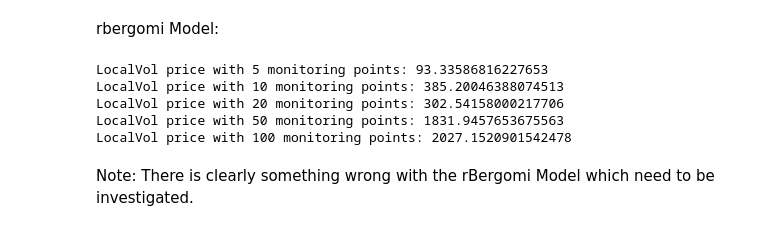
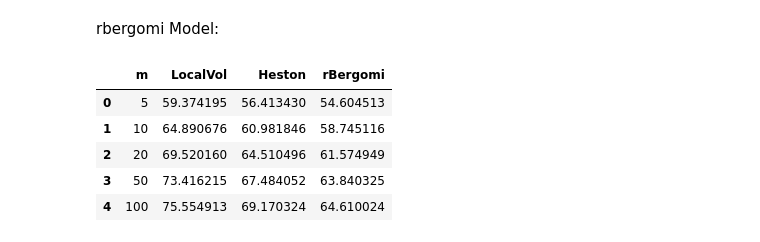
Before and after one commit to qatwalk/eq, a Jupyter notebook: 04b_Lookbacks_Model_Prices.ipynb, the cells around one changed output. Cells and saved outputs as stored; diff of their text form; code cells hidden in the pictures.

```diff
--- a/04b_Lookbacks_Model_Prices.ipynb
+++ b/04b_Lookbacks_Model_Prices.ipynb
@@ -123,0 +107,9 @@ LocalVol price with 100 monitoring points: 69.35216493175507
+# %%
+model = HestonMCModel()
+
+prices = []
+for timetable in timetables:
+    price, _ = model.price(timetable, heston_data())
+    prices.append(price)
+df["Heston"] = prices
+df
@@ -124,30 +123,21 @@ LocalVol price with 100 monitoring points: 69.35216493175507
 # %% [markdown]
 rbergomi Model:
-# %%
-ticker = "SPX"
-start_date = prc_dt
-T = 0.5
-
-# List of various monitoring points to analyze
-monitoring_points_list = [5, 10, 20, 50, 100]
-model = rBergomiMCModel()
-rb_data = rbergomi_data()
-rb_data["MC"]["PATHS"] = 20_000  # very slow with 100_000, 1/250
-rb_data["MC"]["TIMESTEP"] = 1 / 100
-# Dictionary to store prices for different monitoring points
-prices = {}
-
-# Calculate prices for different numbers of monitoring points
-for num_points in monitoring_points_list:
-    timetable = lookback_put_timetable(ticker, start_date, T, num_points)
-    price, _ = model.price(timetable, rb_data)
-    prices[num_points] = price
-    print(f"LocalVol price with {num_points} monitoring points: {price}")
-# %% [output]
-LocalVol price with 5 monitoring points: 93.33586816227653
-LocalVol price with 10 monitoring points: 385.20046388074513
-LocalVol price with 20 monitoring points: 302.54158000217706
-LocalVol price with 50 monitoring points: 1831.9457653675563
-LocalVol price with 100 monitoring points: 2027.1520901542478
-# %% [markdown]
-Note: There is clearly something wrong with the rBergomi Model which need to be investigated.
+# %%
+model = rBergomiMCModel()
+dataset = rbergomi_data()
+dataset["MC"]["PATHS"] = 50_000  # very slow with 100_000, 1/250
+dataset["MC"]["TIMESTEP"] = 1000
+
+prices = []
+for timetable in timetables:
+    price, _ = model.price(timetable, dataset)
+    prices.append(price)
+df["rBergomi"] = prices
+df
+# %% [output]
+|  | m | LocalVol | Heston | rBergomi |
+| 0 | 5 | 59.374195 | 56.413430 | 54.604513 |
+| 1 | 10 | 64.890676 | 60.981846 | 58.745116 |
+| 2 | 20 | 69.520160 | 64.510496 | 61.574949 |
+| 3 | 50 | 73.416215 | 67.484052 | 63.840325 |
+| 4 | 100 | 75.554913 | 69.170324 | 64.610024 |
```
Also changed, not shown: parts of 10 cells of this notebook, 14 other files.
